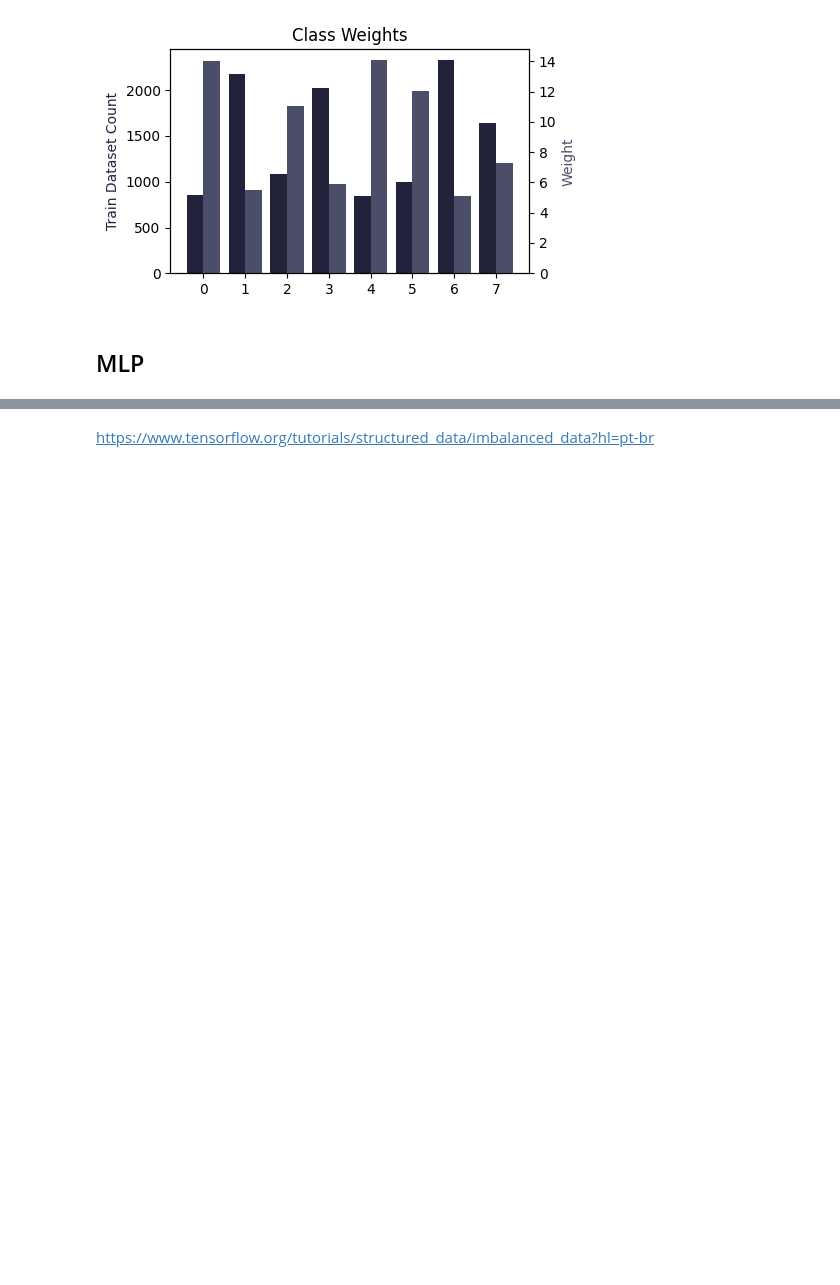
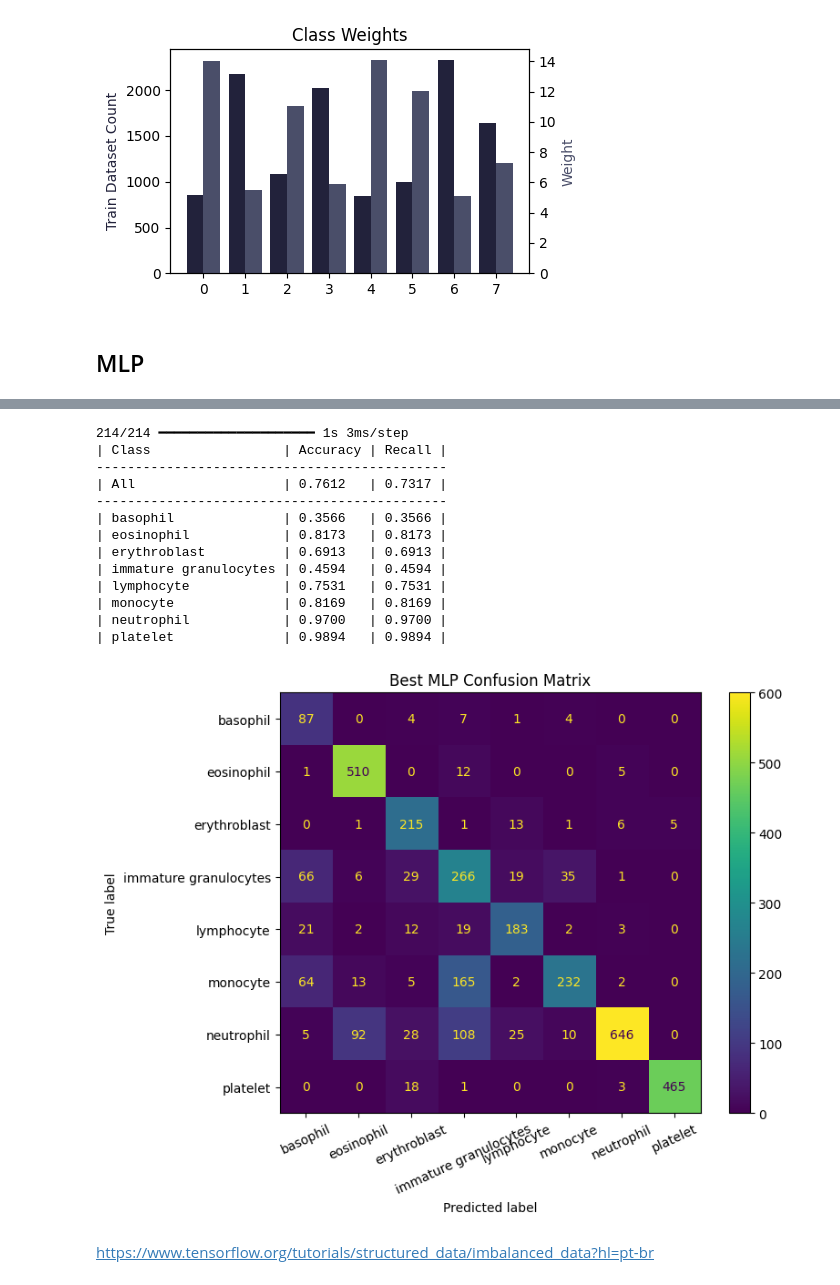
Before and after one commit to TiagoCAAmorim/machine_learning, a Jupyter notebook: Lista03/Lista03.ipynb, the cells around one changed output, grey strips where cells are left out. Saved outputs shown, nothing was run; the diff lists cells and outputs as text; code cells hidden in the pictures; blank space fills up the shorter version.

```diff
--- a/Lista03/Lista03.ipynb
+++ b/Lista03/Lista03.ipynb
@@ -152,15 +161,5 @@ from sklearn.metrics import recall_score
 # %%
-def print_table(data, horizontal_lines=[1]):
-    column_widths = [max(len(str(item)) for item in column)
-                     for column in zip(*data)]
-    format_string = " | ".join(f"{{:<{width}}}" for width in column_widths)
-    for i, row in enumerate(data):
-        if i in horizontal_lines:
-            print("-" * len("| " + format_string.format(*row) + " |"))
-        print("| " + format_string.format(*row) + " |")
-
-
-def model_summary(model, X_test, y_test, labels, description, filename):
+def model_summary(X_test, y_test, y_pred, labels, description, filename):
 
     def _model_summary_table(y_pred, y_test, labels):
         results = [("Class", "Accuracy", "Recall")]
@@ -192,7 +191,6 @@ def model_summary(model, X_test, y_test, labels, description, filename):
         plt.savefig(f"report/png/{filename}", bbox_inches="tight")
         plt.show()
 
-    y_pred = np.argmax(model.predict(X_test), axis=1)
     _model_summary_table(y_pred, y_test, labels)
     _model_summary_confusion_matrix(
         y_pred, y_test, labels, description, filename)
@@ -330,3 +722,26 @@ def make_mlp(nodes=100, learning_rate=1e-3, use_augmentation=False, name=None):
+# %%
+y_pred = mlp_best.predict(X_test)
+model_summary(X_test=X_test,
+              y_test=y_test,
+              y_pred=y_pred,
+              labels=labels,
+              description="Best MLP",
+              filename="mlp_best")
+# %% [output]
+214/214 ━━━━━━━━━━━━━━━━━━━━ 1s 3ms/step
+| Class                 | Accuracy | Recall |
+---------------------------------------------
+| All                   | 0.7612   | 0.7317 |
+---------------------------------------------
+| basophil              | 0.3566   | 0.3566 |
+| eosinophil            | 0.8173   | 0.8173 |
+| erythroblast          | 0.6913   | 0.6913 |
+| immature granulocytes | 0.4594   | 0.4594 |
+| lymphocyte            | 0.7531   | 0.7531 |
+| monocyte              | 0.8169   | 0.8169 |
+| neutrophil            | 0.9700   | 0.9700 |
+| platelet              | 0.9894   | 0.9894 |
+[figure, added]
 # %% [markdown]
 https://www.tensorflow.org/tutorials/structured_data/imbalanced_data?hl=pt-br
 # %%
```
Also changed, not shown: parts of 24 cells of this notebook, 1 other file.
